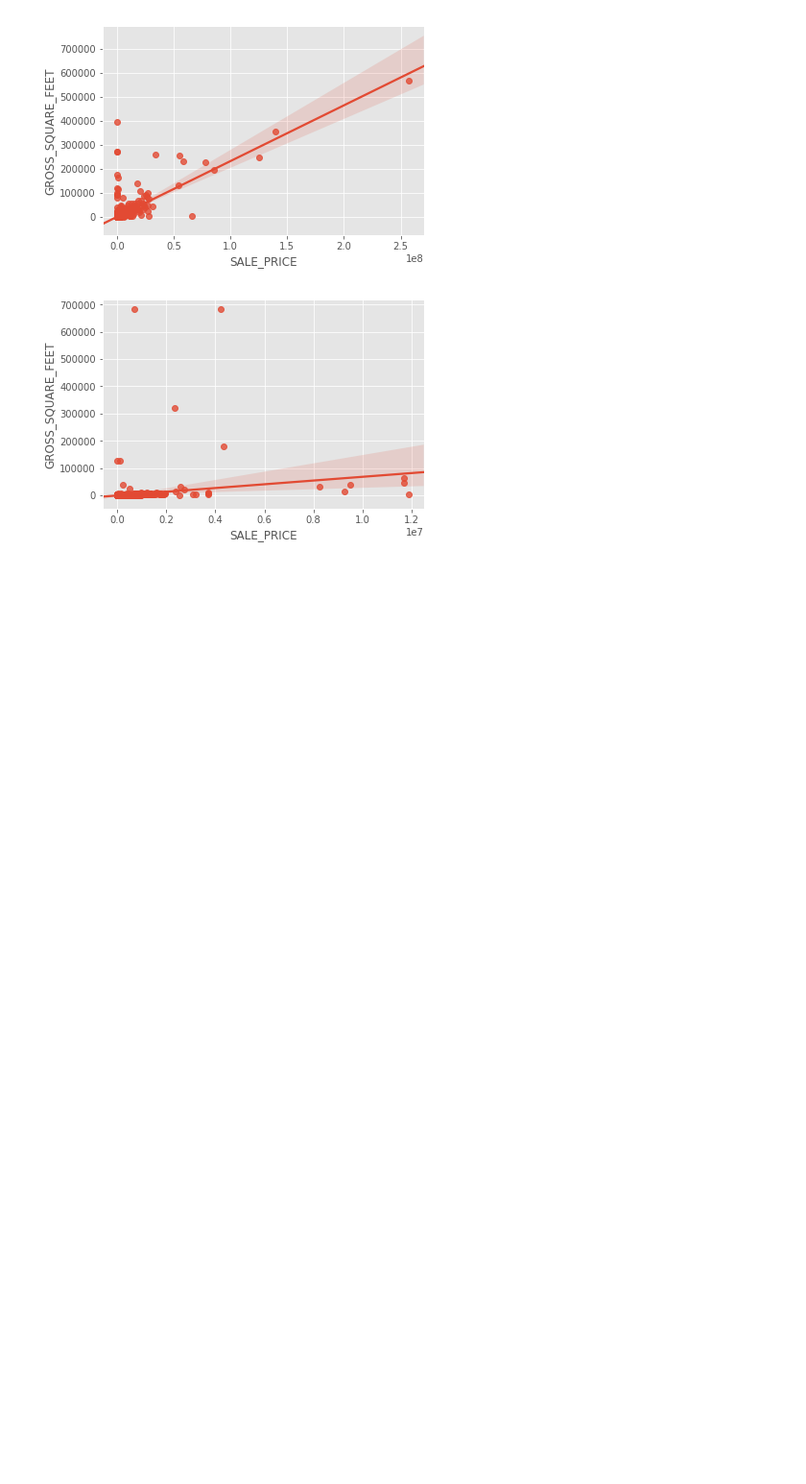
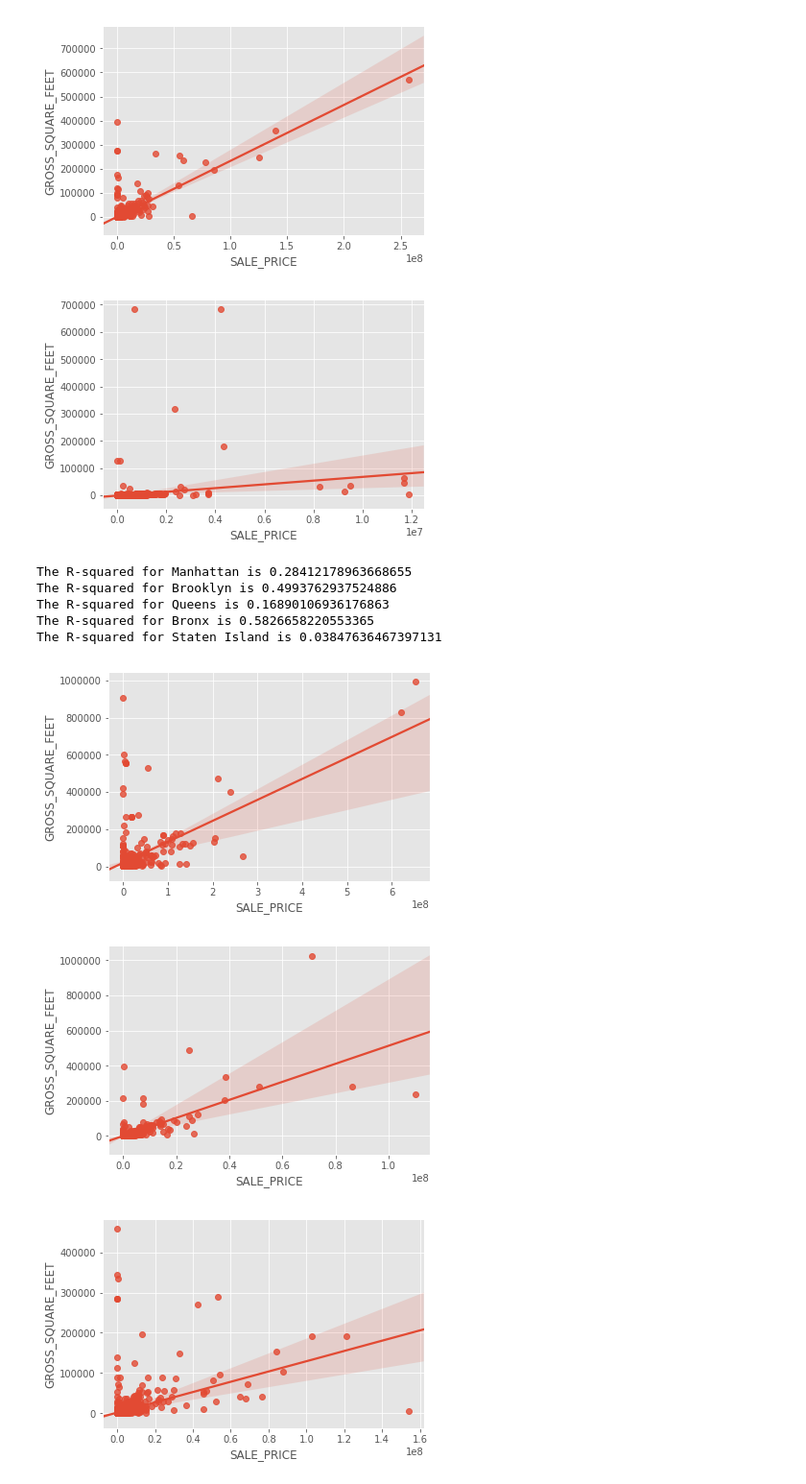
Before and after one commit to Lovem1/NEWYOIK, a Jupyter notebook: NYC Properties analysis.ipynb, the cells around one changed output. Shown at 96% size. Drawn from its saved outputs; the diff is of its cells as text; code cells hidden in the pictures; blank space fills up the shorter version.

```diff
--- a/NYC Properties analysis.ipynb
+++ b/NYC Properties analysis.ipynb
@@ -502,3 +502,35 @@ for borough in range(1,6):
 [figure]
 [figure]
 [figure]
+# %%
+dict = {'BOROUGH':[1,2,3,4,5,], "Borough_label":["Manhattan","Brooklyn","Queens", "Bronx","Staten Island"]}
+df2 = pd.DataFrame.from_dict(dict)
+df3 = pd.merge(df,df2, on=['BOROUGH'], how='inner')
+# %%
+for borough in range(1,6):
+    subset = df[df['BOROUGH']== borough]
+    subset.shape
+    X = subset[['SALE_PRICE']]
+    y = subset[['GROSS_SQUARE_FEET']]
+    X_train, X_test, y_train, y_test=train_test_split(X, y,
+                                                  test_size = 0.25,
+                                                  random_state = 123)
+# Create linear regression object
+    regression_model = linear_model.LinearRegression()
+
+# Train the model using the training sets
+    regression_model= regression_model.fit(X_train, y_train)
+# The R-squared
+    print("The R-squared for %s is %s" % (df2[df2['BOROUGH'] == borough].iloc[0]['Borough_label'], regression_model.score(X_train, y_train)))
+    Train = pd.concat([X_train, y_train], axis=1)
+    plt.figure(borough)
+    r = sns.regplot(x= 'SALE_PRICE', y='GROSS_SQUARE_FEET', data=Train)
+# %% [output]
+The R-squared for Manhattan is 0.28412178963668655
+The R-squared for Brooklyn is 0.4993762937524886
+The R-squared for Queens is 0.16890106936176863
+The R-squared for Bronx is 0.5826658220553365
+The R-squared for Staten Island is 0.03847636467397131
+[figure, added]
+[figure, added]
+[figure, added]
```
Also changed, not shown: parts of 6 cells of this notebook.
